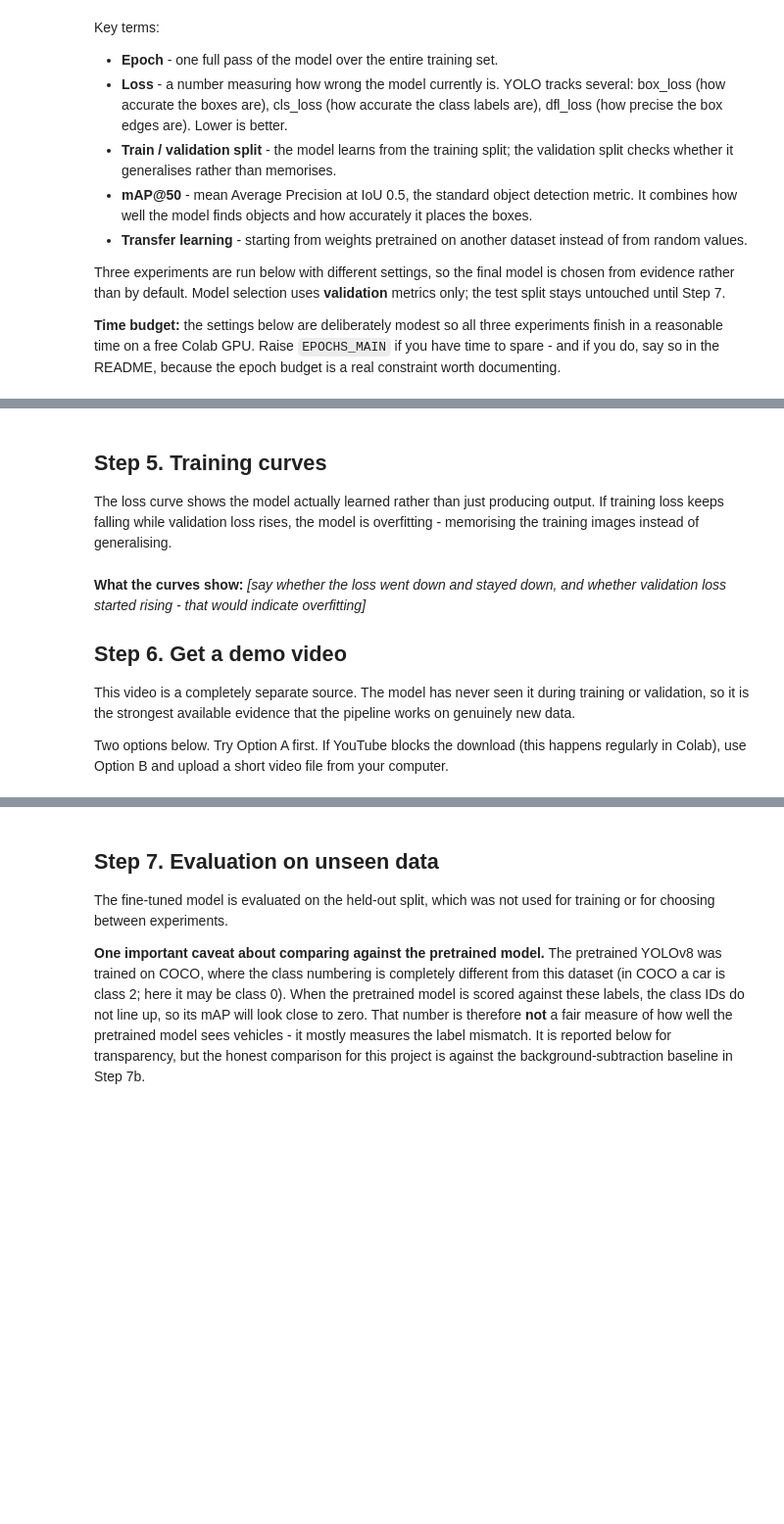
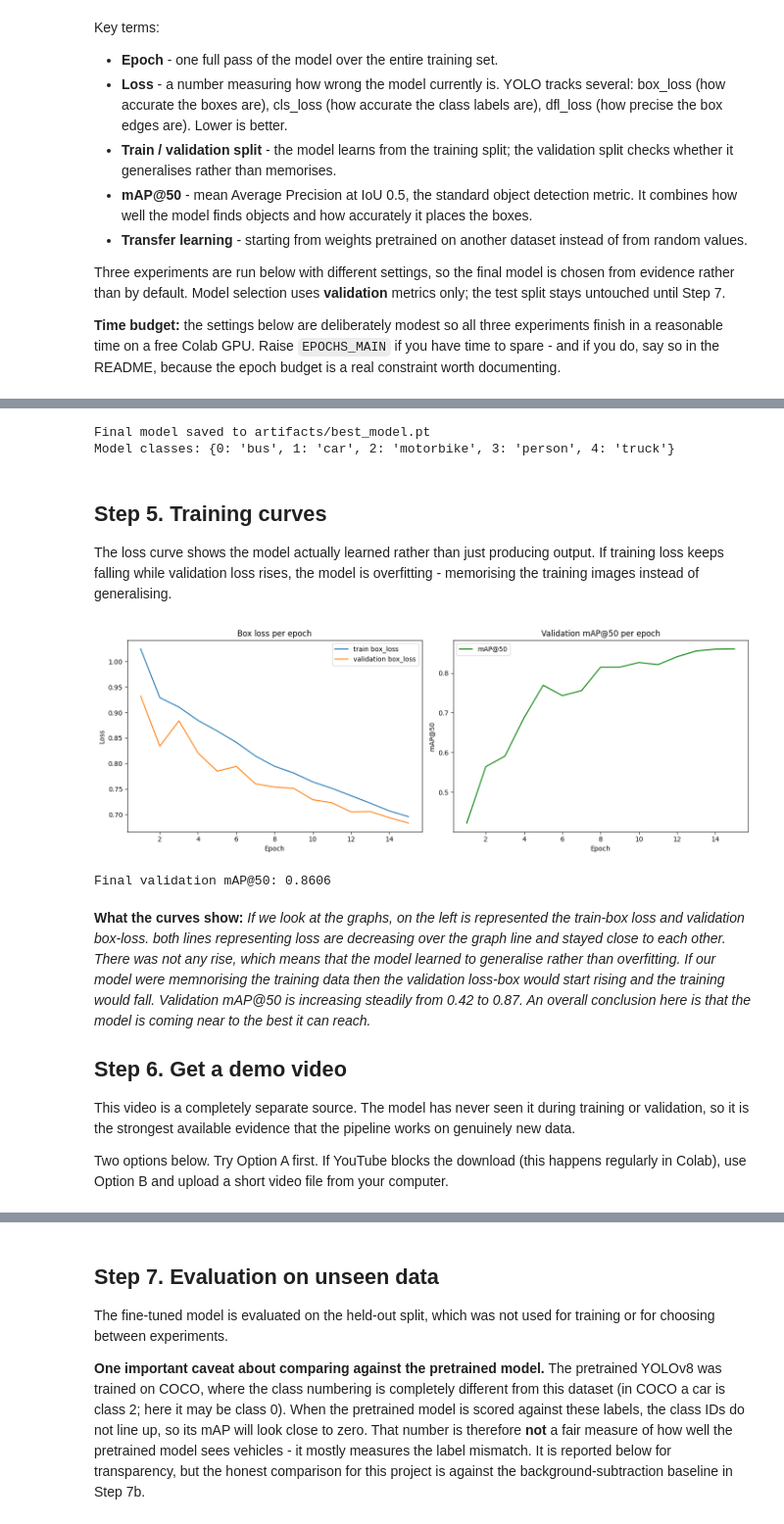
Before and after one commit to rukhsoraaa/capstone-project, a Jupyter notebook: smart_traffic_light.ipynb, the cells around one changed output, grey strips where cells are left out. Shown at 98% size. Cells and saved outputs as stored; diff of their text form; code cells hidden in the pictures; blank space fills up the shorter version.

Commit message:
I added trained model, there are results and ull pipeline output

```diff
--- a/smart_traffic_light.ipynb
+++ b/smart_traffic_light.ipynb
@@ -300,7 +360,7 @@ print("\nHighest validation mAP@50:", best_row['experiment'], "-", best_row['val
 # %%
-BEST_EXPERIMENT = 'exp2_longer'   # change this to whichever experiment you chose
+BEST_EXPERIMENT = 'exp2_longer'
+best_weights_path = '/content/runs/detect/traffic_light_project/' + BEST_EXPERIMENT + '/weights/best.pt'
 
-best_weights_path = 'traffic_light_project/' + BEST_EXPERIMENT + '/weights/best.pt'
 if not os.path.exists(best_weights_path):
     raise FileNotFoundError("Weights not found at " + best_weights_path +
                             ". Check that BEST_EXPERIMENT matches a name in the experiment log.")
@@ -312,12 +372,15 @@ shutil.copy(best_weights_path, 'artifacts/best_model.pt')
 
 print("Final model saved to artifacts/best_model.pt")
 print("Model classes:", final_model.names)
+# %% [output]
+Final model saved to artifacts/best_model.pt
+Model classes: {0: 'bus', 1: 'car', 2: 'motorbike', 3: 'person', 4: 'truck'}
 # %% [markdown]
 ## Step 5. Training curves
 
 The loss curve shows the model actually learned rather than just producing output. If training loss keeps falling while validation loss rises, the model is overfitting - memorising the training images instead of generalising.
 # %%
-results_csv = 'traffic_light_project/' + BEST_EXPERIMENT + '/results.csv'
+results_csv = '/content/runs/detect/traffic_light_project/' + BEST_EXPERIMENT + '/results.csv'
 df = pd.read_csv(results_csv)
 df.columns = df.columns.str.strip()
 
@@ -331,35 +394,38 @@ def pick_col(frame, must_contain, must_not_contain=()):
 
 col_train_loss = pick_col(df, ['train', 'box_loss'])
 col_val_loss   = pick_col(df, ['val', 'box_loss'])
 col_map50      = pick_col(df, ['map50'], ['95'])
 col_epoch      = pick_col(df, ['epoch']) or df.columns[0]
 
 fig, axes = plt.subplots(1, 2, figsize=(14, 5))
 
 if col_train_loss:
     axes[0].plot(df[col_epoch], df[col_train_loss], label='train box_loss')
 if col_val_loss:
     axes[0].plot(df[col_epoch], df[col_val_loss], label='validation box_loss')
 axes[0].set_xlabel('Epoch')
 axes[0].set_ylabel('Loss')
 axes[0].set_title('Box loss per epoch')
 axes[0].legend()
 
 if col_map50:
     axes[1].plot(df[col_epoch], df[col_map50], color='green', label='mAP@50')
 axes[1].set_xlabel('Epoch')
 axes[1].set_ylabel('mAP@50')
 axes[1].set_title('Validation mAP@50 per epoch')
 axes[1].legend()
 
 plt.tight_layout()
 plt.savefig('training_curves.png', dpi=120)
 plt.show()
 
 if col_map50:
     print("Final validation mAP@50:", round(float(df[col_map50].iloc[-1]), 4))
+# %% [output]
+[figure, added]
+Final validation mAP@50: 0.8606
 # %% [markdown]
-**What the curves show:** _[say whether the loss went down and stayed down, and whether validation loss started rising - that would indicate overfitting]_
+**What the curves show:** _If we look at the graphs, on the left is represented the train-box loss and validation box-loss. both lines representing loss are decreasing over the graph line and stayed close to each other. There was not any rise, which means that the model learned to generalise rather than overfitting. If our model were memnorising the training data then the validation loss-box would start rising and the training would fall. Validation mAP@50 is increasing steadily from 0.42 to 0.87. An overall conclusion  here is that the model is coming near to the best it can reach._
 
 ## Step 6. Get a demo video
 
```
Also changed, not shown: parts of 27 cells of this notebook, 11 other files.
